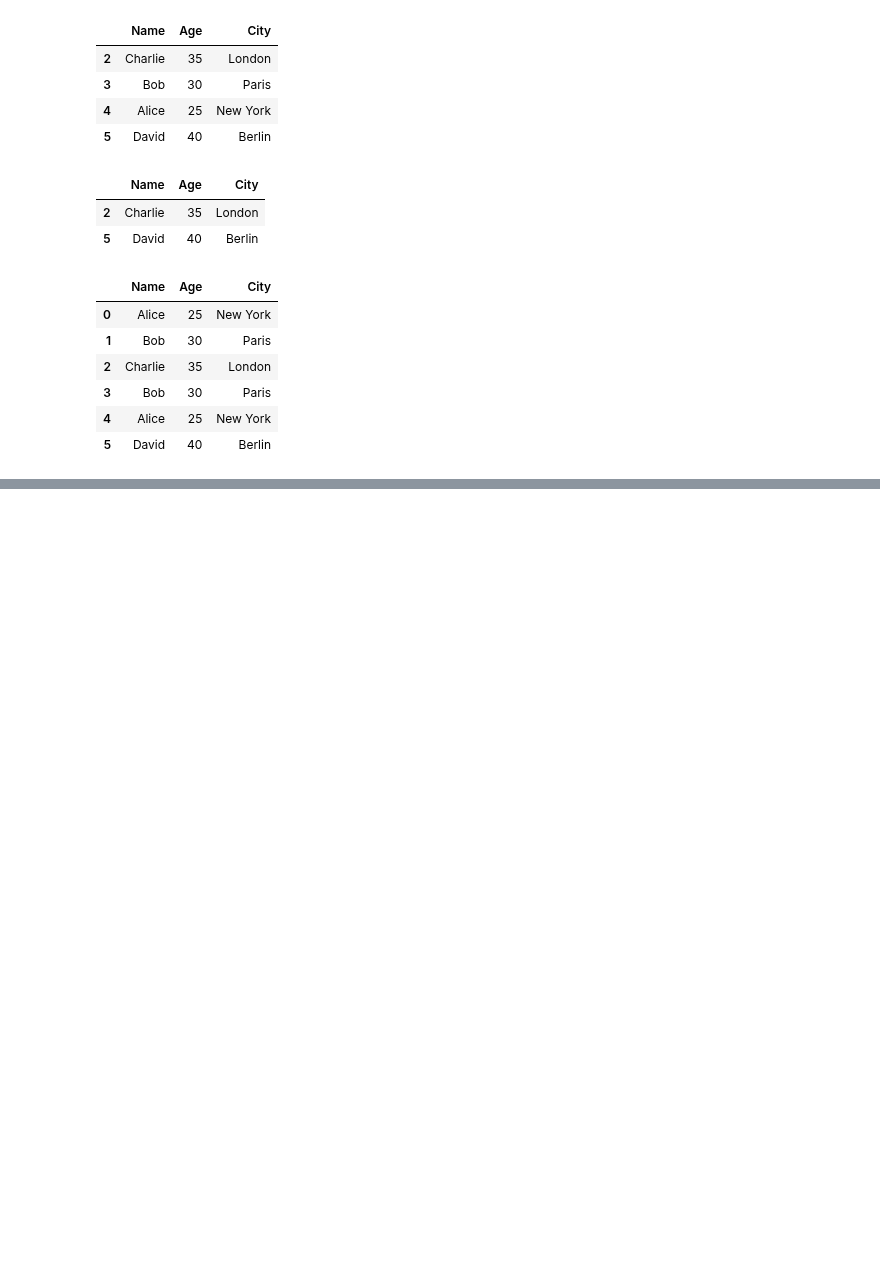
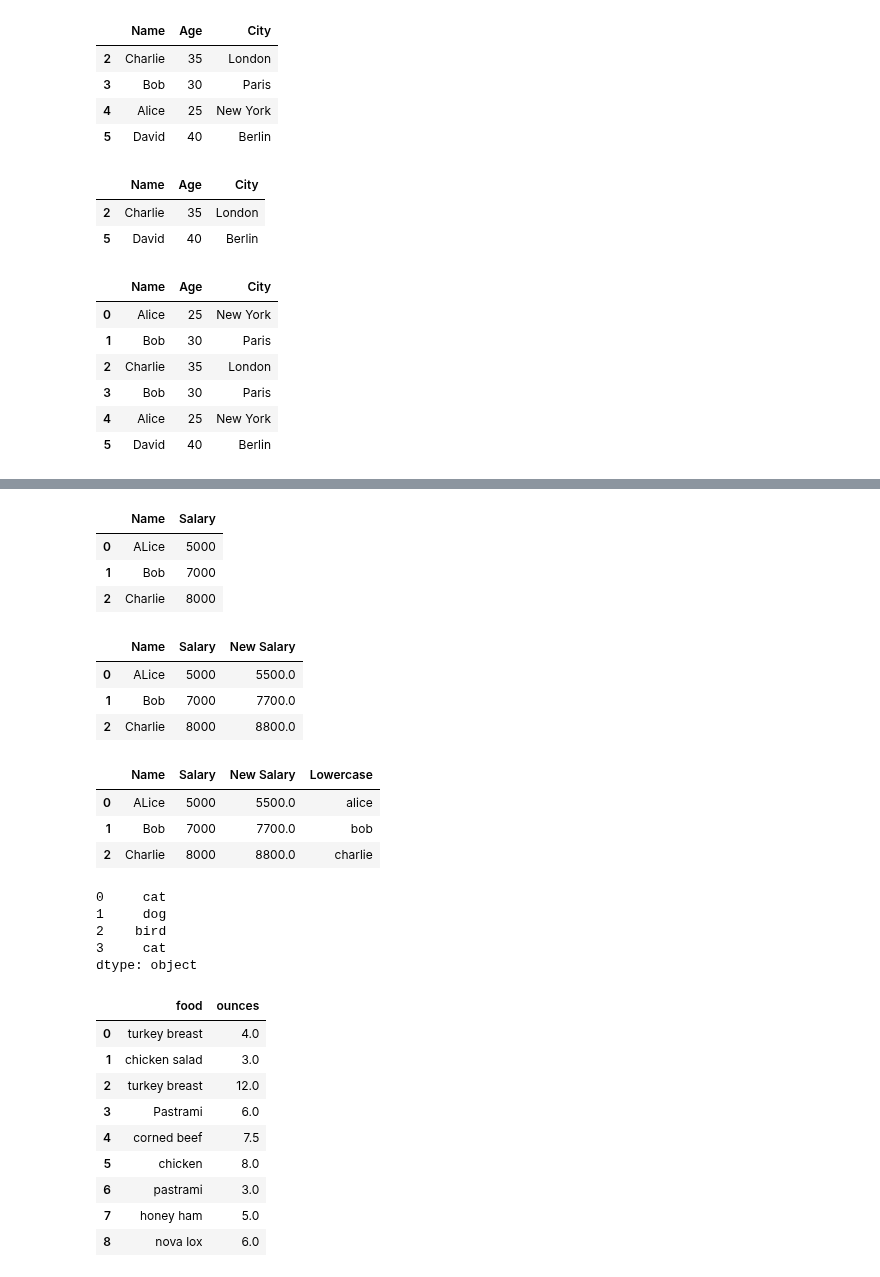
Before and after one commit to Asaduzzaman-Sheikh/data-science-journey, a Jupyter notebook: Week 6/Pandas.ipynb, the cells around one changed output, grey strips where cells are left out. Cells and saved outputs as stored; diff of their text form; code cells hidden in the pictures; blank space fills up the shorter version.

```diff
--- a/Week 6/Pandas.ipynb
+++ b/Week 6/Pandas.ipynb
@@ -2121,0 +1709,7 @@ data
+# %%
+data
+# %% [output]
+|  | Name | Salary |
+| 0 | ALice | 5000 |
+| 1 | Bob | 7000 |
+| 2 | Charlie | 8000 |
@@ -2121,0 +1719,7 @@ data
+# %%
+data
+# %% [output]
+|  | Name | Salary | New Salary |
+| 0 | ALice | 5000 | 5500.0 |
+| 1 | Bob | 7000 | 7700.0 |
+| 2 | Charlie | 8000 | 8800.0 |
@@ -2121,0 +1728,7 @@ data
+# %%
+data
+# %% [output]
+|  | Name | Salary | New Salary | Lowercase |
+| 0 | ALice | 5000 | 5500.0 | alice |
+| 1 | Bob | 7000 | 7700.0 | bob |
+| 2 | Charlie | 8000 | 8800.0 | charlie |
@@ -2121,0 +1742,8 @@ data
+# %%
+data
+# %% [output]
+0     cat
+1     dog
+2    bird
+3     cat
+dtype: object
@@ -2121,0 +1759,13 @@ data
+# %%
+data
+# %% [output]
+|  | food | ounces |
+| 0 | turkey breast | 4.0 |
+| 1 | chicken salad | 3.0 |
+| 2 | turkey breast | 12.0 |
+| 3 | Pastrami | 6.0 |
+| 4 | corned beef | 7.5 |
+| 5 | chicken | 8.0 |
+| 6 | pastrami | 3.0 |
+| 7 | honey ham | 5.0 |
+| 8 | nova lox | 6.0 |
```
Also changed, not shown: parts of 117 cells of this notebook.
